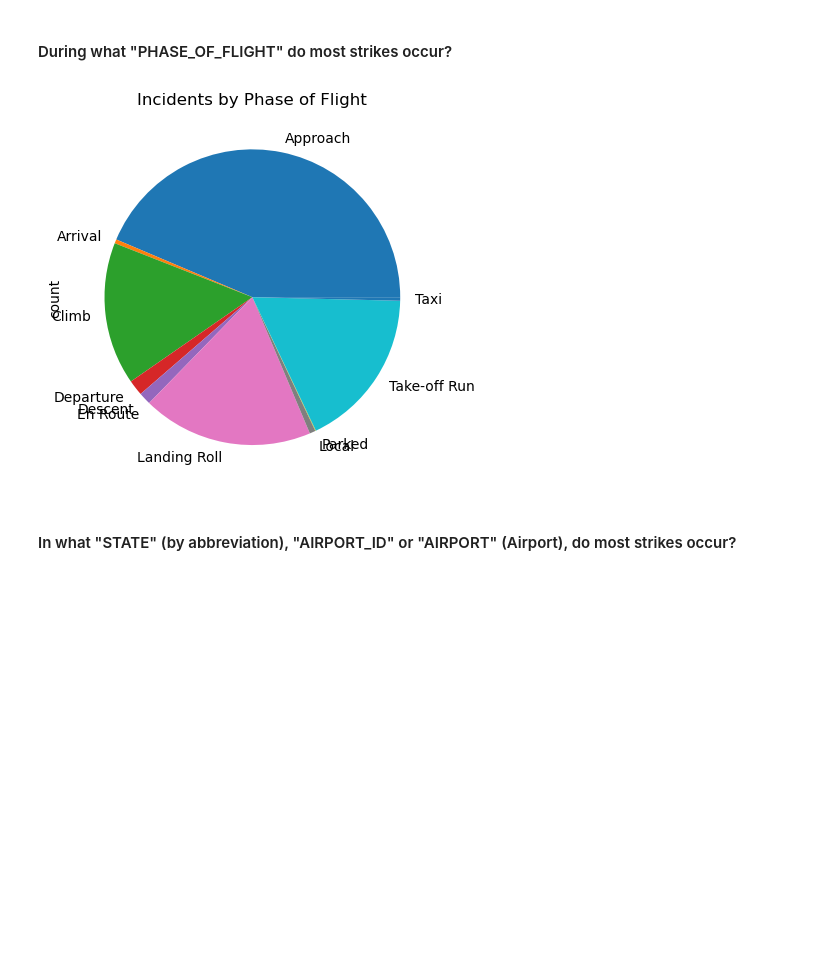
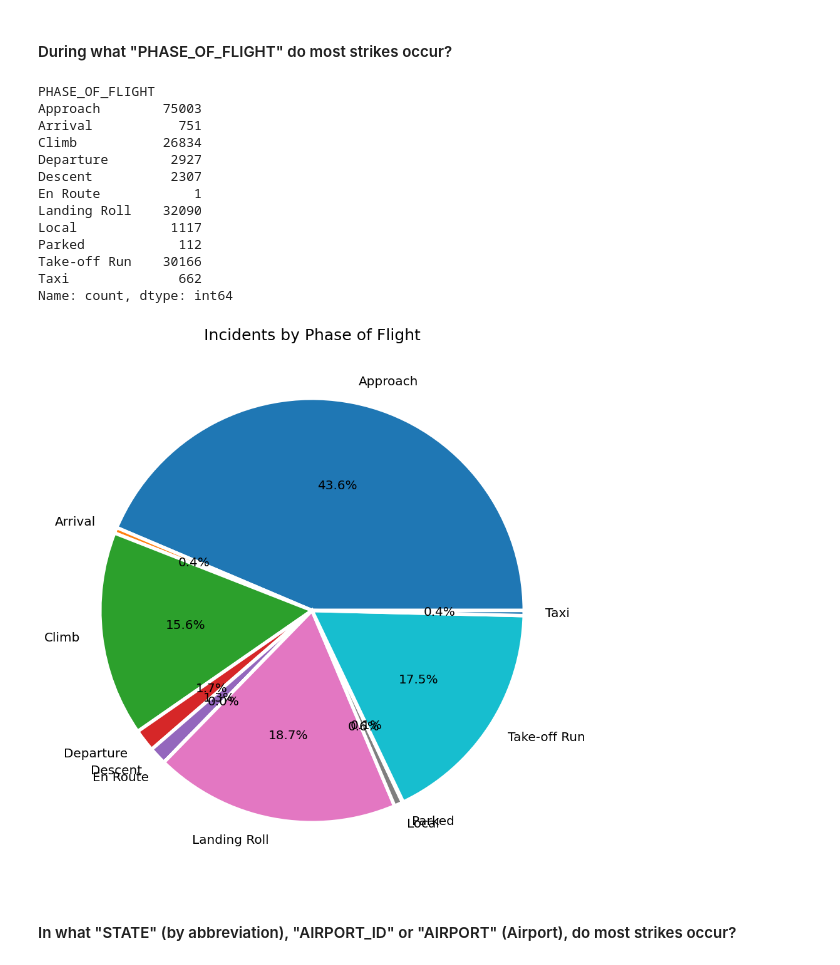
Before and after one commit to Austin-Heard/airplane-wildlife-strikes, a Jupyter notebook: notebooks/explore.ipynb, the cells around one changed output. Cells and saved outputs as stored; diff of their text form; code cells hidden in the pictures; blank space fills up the shorter version.

```diff
--- a/notebooks/explore.ipynb
+++ b/notebooks/explore.ipynb
@@ -116,11 +122,30 @@ incident_per_airline.plot(kind='barh', title='Incidents per Airline',xlabel="Tot
 [figure]
 # %% [markdown]
 #### During what "PHASE_OF_FLIGHT" do most strikes occur?
-# %%
-most_common_PHASE_OF_FLIGHT = acs_db["PHASE_OF_FLIGHT"].value_counts().sort_index()
-most_common_PHASE_OF_FLIGHT.plot(kind='pie', title='Incidents by Phase of Flight');
-# %% [output]
-[figure, removed]
+# %%
+most_common_PHASE_OF_FLIGHT = acs_db["PHASE_OF_FLIGHT"].value_counts().sort_index()
+labels = ["Approach", "Arrival", "Climb","Departure","Descent","En Route","Landing Roll","Local","Parked","Take-off Run","Taxi"]
+fig, ax = plt.subplots(figsize=(11, 11))
+ax.pie(most_common_PHASE_OF_FLIGHT, labels=labels, autopct='%.1f%%',
+       wedgeprops={'linewidth': 4.0, 'edgecolor': 'white'},
+       textprops={'size': 'x-large'})
+ax.set_title('Incidents by Phase of Flight', fontsize=18);
+most_common_PHASE_OF_FLIGHT
+# %% [output]
+PHASE_OF_FLIGHT
+Approach        75003
+Arrival           751
+Climb           26834
+Departure        2927
+Descent          2307
+En Route            1
+Landing Roll    32090
+Local            1117
+Parked            112
+Take-off Run    30166
+Taxi              662
+Name: count, dtype: int64
+[figure, added]
 # %% [markdown]
 #### In what "STATE" (by abbreviation), "AIRPORT_ID" or "AIRPORT" (Airport), do most strikes occur?
 # %%
```
Also changed, not shown: parts of 10 cells of this notebook, 1 other file.
